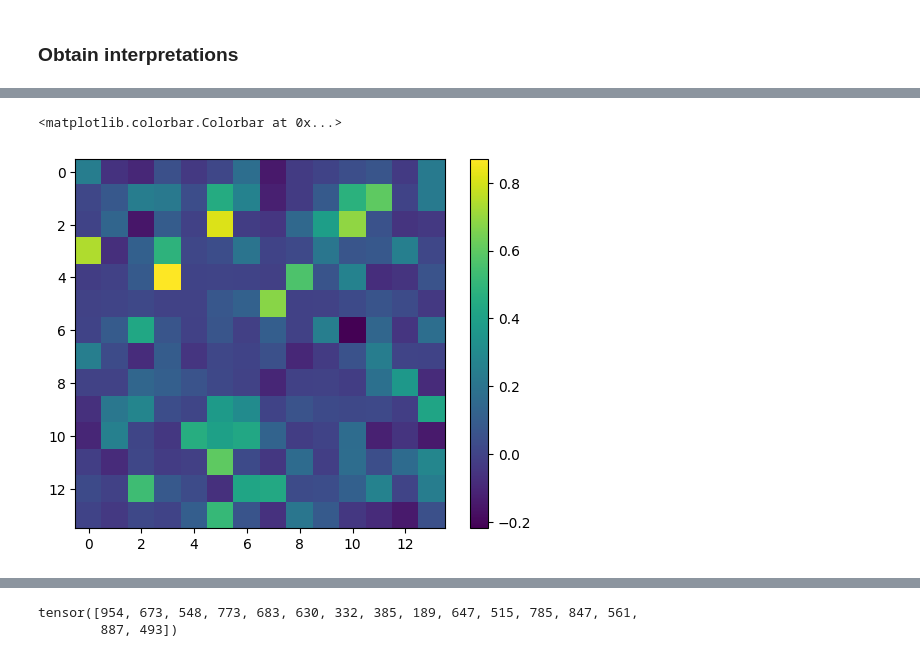
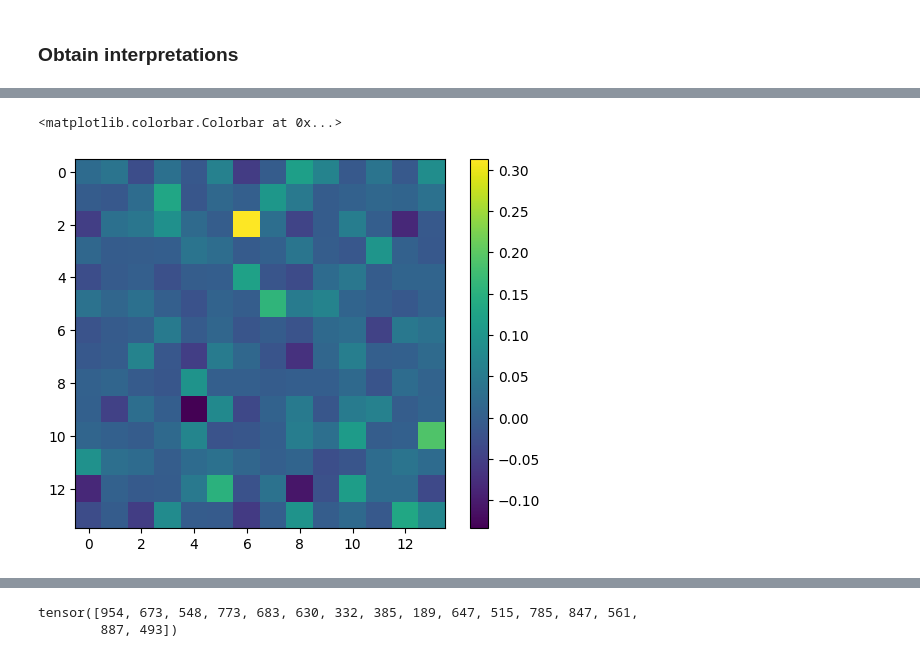
Before and after one commit to pd90506/surrogate_interpret, a Jupyter notebook: sur_cv_infer.ipynb, the cells around one changed output, grey strips where cells are left out. Drawn from its saved outputs; the diff is of its cells as text; code cells hidden in the pictures.

Commit message:
sur_cv_infer has done softmax gradient * values, no good

```diff
--- a/sur_cv_infer.ipynb
+++ b/sur_cv_infer.ipynb
@@ -370,3 +384,18 @@ tensor([[ 5.9126,  3.7650, -1.6981,  ...,  1.5185,  7.2744, -3.8476],
+# %%
+attention_output_split = outputs['attention_output_split']
+attention_output_split_sum = attention_output_split# .sum(1).sum(1)
+# attention_output_split_sum = outputs['attention_output'].clone().detach().requires_grad_(True)
+# attribution_split = model.classifier(attention_output_split_sum) - model.classifier.bias
+# attribution_split = attribution_split.sum(-2)
+# attribution_split.sum(-2).reshape(-1, 1000) + model.classifier.bias
+logits_split = model.classifier(attention_output_split_sum)
+logits_split = logits_split.clone().detach().requires_grad_(True)
+logits = logits_split.sum(dim=-2)
+# probs = torch.softmax(logits, dim=-1)
+probs = logits / (logits **2).sum(-1).unsqueeze(-1)
+
+# probs[0,945].backward()
+# attention_output_split.grad.sum(1).sum(-1)
 # %%
 def idx_to_selector(idx_tensor, selection_size):
     """
@@ -386,0 +413,14 @@ torch.Size([16, 196])
+# %%
+# predicted_probs
+idx = 3
+predicted_probs[idx].backward()
+# %%
+# importance = attention_output_split.grad * attention_output_split.clone().detach()
+factor = logits_split.grad
+print(f"factor min: {factor.min().item()}, factor max: {factor.max().item()}")
+factor = factor[idx]
+
+importance = factor * logits_split[idx]
+print(f"importance min: {importance.min().item()}, importance max: {importance.max().item()}")
+
+importance = importance[0].sum(-1)  # here the index 0 is the first forecasting idx
@@ -387,9 +468,9 @@ torch.Size([16, 196])
 # %%
 import matplotlib.pyplot as plt
-idx = 0
+idx = 5
 plt.imshow(importance[idx].reshape(14,14).cpu().numpy())
 # Add a color bar
 plt.colorbar()
 # %% [output]
 <matplotlib.colorbar.Colorbar at 0x...>
-[figure, old version]
+[figure, new version]
```
Also changed, not shown: parts of 15 cells of this notebook, 1 other file.
